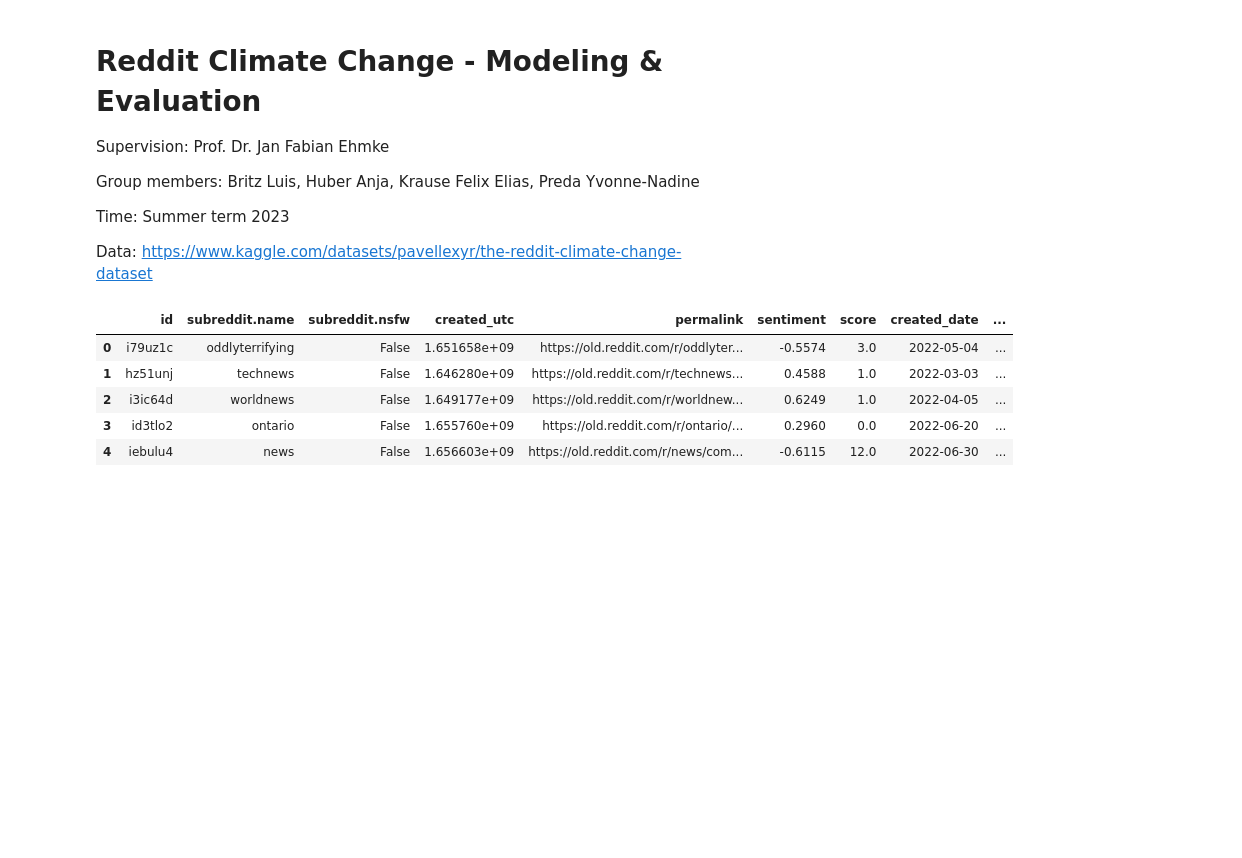
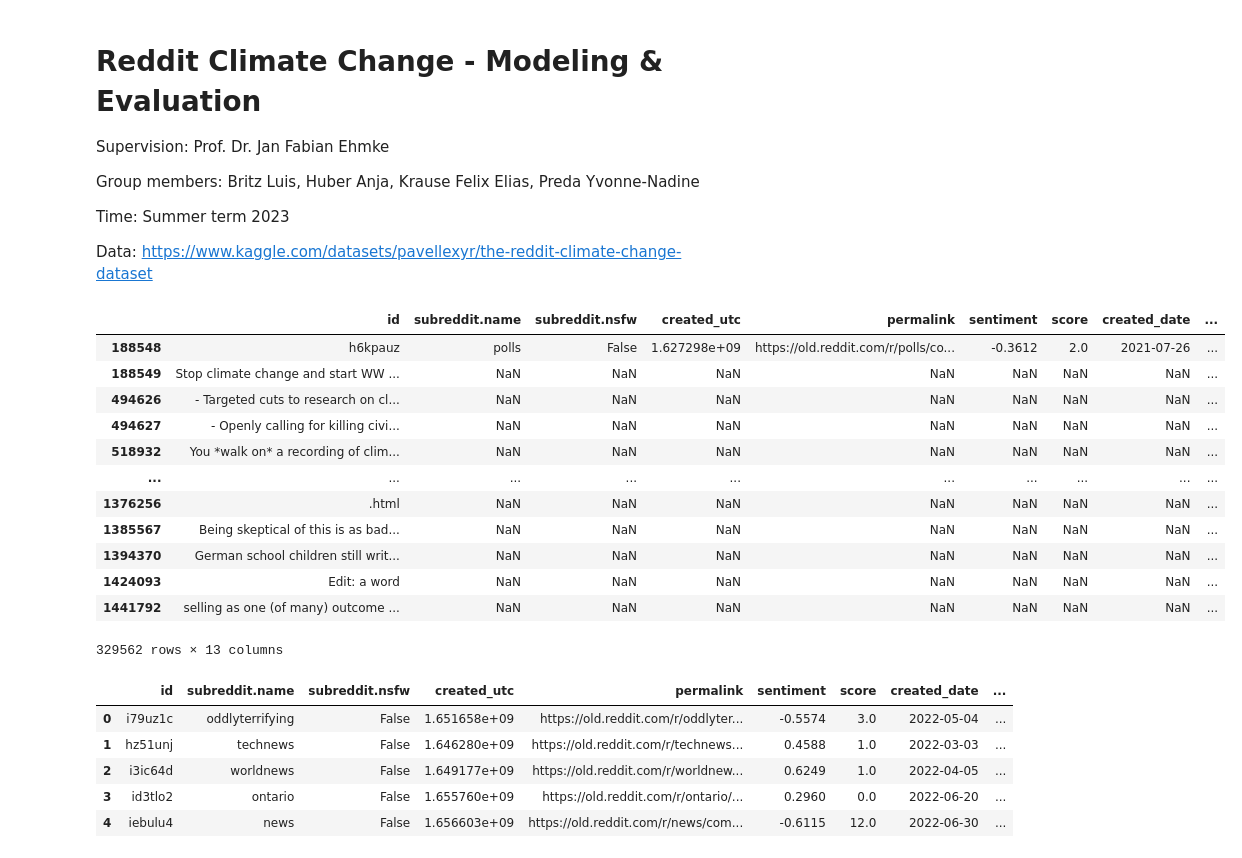
Before and after one commit to anjaghub/datascience_project_2023, a Jupyter notebook: 3_modeling_topic_cluster.ipynb, the cells around one changed output. Drawn from its saved outputs; the diff is of its cells as text; code cells hidden in the pictures; blank space fills up the shorter version.

```diff
--- a/3_modeling_topic_cluster.ipynb
+++ b/3_modeling_topic_cluster.ipynb
@@ -29,6 +29,23 @@ import pandas as pd
 # %%
 # Load data
 clean_comments = pd.read_csv("data/preprocessed_comments.csv")
+# %%
+#clean_comments.isna()
+clean_comments[clean_comments.isna().any(axis=1)]
+# %% [output]
+|  | id | subreddit.name | subreddit.nsfw | created_utc | permalink | sentiment | score | created_date | ... |
+| 188548 | h6kpauz | polls | False | 1.627298e+09 | https://old.reddit.com/r/polls/co... | -0.3612 | 2.0 | 2021-07-26 | ... |
+| 188549 | Stop climate change and start WW ... | NaN | NaN | NaN | NaN | NaN | NaN | NaN | ... |
+| 494626 | - Targeted cuts to research on cl... | NaN | NaN | NaN | NaN | NaN | NaN | NaN | ... |
+| 494627 | - Openly calling for killing civi... | NaN | NaN | NaN | NaN | NaN | NaN | NaN | ... |
+| 518932 | You *walk on* a recording of clim... | NaN | NaN | NaN | NaN | NaN | NaN | NaN | ... |
+| ... | ... | ... | ... | ... | ... | ... | ... | ... | ... |
+| 1376256 | .html | NaN | NaN | NaN | NaN | NaN | NaN | NaN | ... |
+| 1385567 | Being skeptical of this is as bad... | NaN | NaN | NaN | NaN | NaN | NaN | NaN | ... |
+| 1394370 | German school children still writ... | NaN | NaN | NaN | NaN | NaN | NaN | NaN | ... |
+| 1424093 | Edit: a word | NaN | NaN | NaN | NaN | NaN | NaN | NaN | ... |
+| 1441792 | selling as one (of many) outcome ... | NaN | NaN | NaN | NaN | NaN | NaN | NaN | ... |
+329562 rows × 13 columns
 # %%
 clean_comments = clean_comments.dropna(axis=0)
 # %%
```
Also changed, not shown: parts of 13 cells of this notebook.
